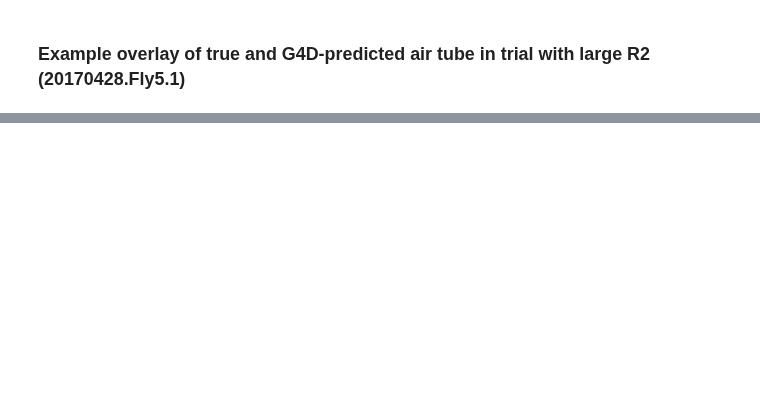
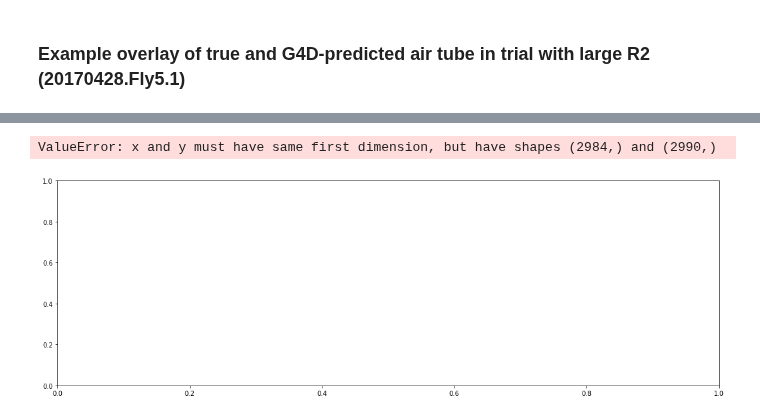
Before and after one commit to rkp8000/mushroom_mushroom, a Jupyter notebook: B1_G4_vs_v_ang_and_air_tube.ipynb, the cells around one changed output, grey strips where cells are left out. Saved outputs shown, nothing was run; the diff lists cells and outputs as text; code cells hidden in the pictures; blank space fills up the shorter version.

```diff
--- a/B1_G4_vs_v_ang_and_air_tube.ipynb
+++ b/B1_G4_vs_v_ang_and_air_tube.ipynb
@@ -282,0 +224,9 @@ ax.set_xlim(90, 150)
+# %%
+ax = plot_example_v_ang_prediction('20170428.Fly1.5')
+ax.set_xlim(60, 120)
+
+ax = plot_example_air_tube_prediction('20170428.Fly1.5')
+ax.set_xlim(60, 120)
+# %% [output]
+ValueError: x and y must have same first dimension, but have shapes (2984,) and (2990,)
+[figure, added]
```
Also changed, not shown: parts of 11 cells of this notebook, 7 other files.
